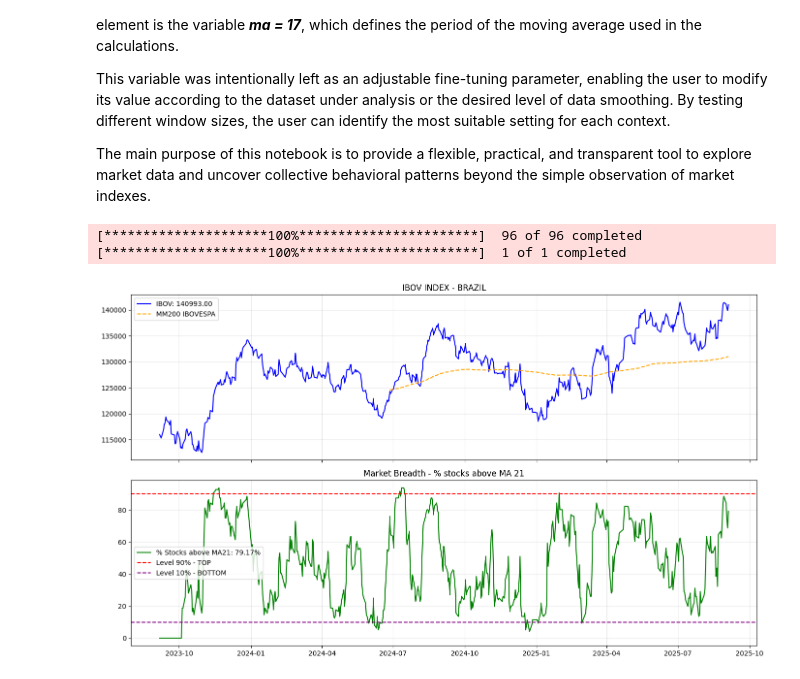
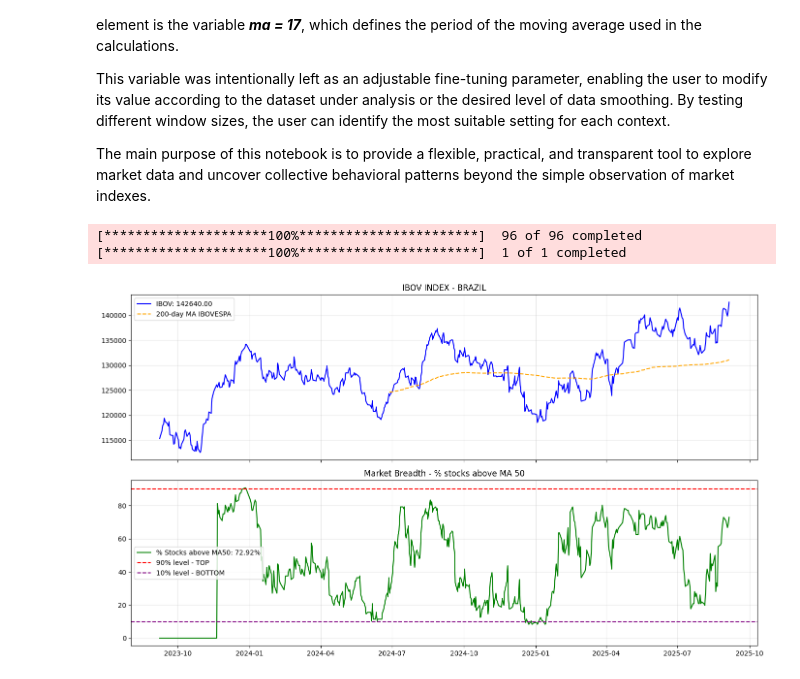
Before and after one commit to flaviorosso/market-breadth-analysis, a Jupyter notebook: Market_Breadth_Sentiment_analysis.ipynb, the cells around one changed output. Drawn from its saved outputs; the diff is of its cells as text; code cells hidden in the pictures.

```diff
--- a/Market_Breadth_Sentiment_analysis.ipynb
+++ b/Market_Breadth_Sentiment_analysis.ipynb
@@ -11,11 +11,11 @@ This variable was intentionally left as an adjustable fine-tuning parameter, ena
 
 The main purpose of this notebook is to provide a flexible, practical, and transparent tool to explore market data and uncover collective behavioral patterns beyond the simple observation of market indexes.
 # %%
-# Market Breadth index to analyse if the market is approaching TOP or BOTTOM
-# First experiment IBOVESPA B3 Brasil market
+# Market Breadth index to analyze if the market is approaching TOP or BOTTOM
+# First experiment IBOVESPA B3 Brazil market
 
 # --- Market Breadth IBOVESPA ---
-# Flavio Rosso | Base para projeto no GitHub
+# Flavio Rosso | Base for GitHub project
 
 !pip install yfinance --quiet
 
@@ -25,14 +25,14 @@ import matplotlib.pyplot as plt
 import datetime as dt
 
 # ------------------------------
-# Parâmetros
+# Parameters
 # ------------------------------
-start = (dt.datetime.today() - dt.timedelta(days=730)).strftime("%Y-%m-%d")  # últimos 2 anos
+start = (dt.datetime.today() - dt.timedelta(days=730)).strftime("%Y-%m-%d")  # last 2 years
 end = dt.datetime.today().strftime("%Y-%m-%d")
 
-moving_avg_days = 21   # média móvel curta (parametrizável)
+moving_avg_days = 50   # short-term moving average (configurable)
 index_symbol = "^BVSP" # IBOVESPA
-# Lista completa de ativos do IBOVESPA (formato yfinance com .SA)
+# Complete list of IBOVESPA stocks (yfinance format with .SA)
 stocks = [
     "ABEV3.SA","ALOS3.SA","ALPA4.SA","AZZA3.SA","ASAI3.SA","AURE3.SA","AZUL4.SA",
     "B3SA3.SA","BBAS3.SA","BBDC3.SA","BBDC4.SA","BBSE3.SA","BEEF3.SA","BHIA3.SA",
@@ -50,61 +50,59 @@ stocks = [
     "VAMO3.SA","VBBR3.SA","VIVA3.SA","VIVT3.SA","WEGE3.SA","YDUQ3.SA"
 ]
 
-# Obs: lista completa de ativos 05/09/2025
+# Note: complete stock list as of 2025-09-05
 
 # ------------------------------
-# Download dos dados
+# Download data
 # ------------------------------
 data = yf.download(stocks, start=start, end=end, auto_adjust=False)["Close"]
 index_data = yf.download(index_symbol, start=start, end=end, auto_adjust=False)["Close"]
 
 # ------------------------------
-# Cálculo das médias móveis e breadth
+# Moving averages and breadth calculation
 # ------------------------------
 mm = data.rolling(window=moving_avg_days).mean()
 
-# Sinal: 1 se preço > média móvel, 0 caso contrário
+# Signal: 1 if price > moving average, 0 otherwise
 signals = (data > mm).astype(int)
 
-# Indicador breadth = % de ações acima da média
+# Breadth indicator = % of stocks above the moving average
 breadth = signals.mean(axis=1) * 100
 
-# IBOVESPA com MM200
+# IBOVESPA with 200-day moving average
 index_ma200 = index_data.rolling(window=200).mean()
 
-import matplotlib.pyplot as plt
-
 # ------------------------------
-# Plotagem
+# Plotting
 # ------------------------------
 fig, (ax1, ax2) = plt.subplots(2, 1, figsize=(14, 8), sharex=True)
 
 # --- IBOVESPA ---
 if isinstance(index_data, pd.DataFrame):
-    col_ibov = index_data.columns[0]  # ajuste se necessário
+    col_ibov = index_data.columns[0]  # adjust if necessary
     ibov_series = index_data[col_ibov]
 else:
     ibov_series = index_data
 
 last_ibov = ibov_series.iloc[-1]
 ax1.plot(ibov_series, label=f"IBOV: {last_ibov:.2f}", color="blue")
-ax1.plot(index_ma200, label="MM200 IBOVESPA", color="orange", linestyle="--")
+ax1.plot(index_ma200, label="200-day MA IBOVESPA", color="orange", linestyle="--")
 ax1.set_title("IBOV INDEX - BRAZIL")
 ax1.legend()
 ax1.grid(True, alpha=0.3)
 
 # --- Market Breadth ---
 last_breadth = breadth.iloc[-1]
 ax2.plot(breadth, label=f"% Stocks above MA{moving_avg_days}: {last_breadth:.2f}%", color="green")
-ax2.axhline(90, color="red", linestyle="--", label="Level 90% - TOP")
-ax2.axhline(10, color="purple", linestyle="--", label="Level 10% - BOTTOM")
+ax2.axhline(90, color="red", linestyle="--", label="90% level - TOP")
+ax2.axhline(10, color="purple", linestyle="--", label="10% level - BOTTOM")
 ax2.set_title(f"Market Breadth - % stocks above MA {moving_avg_days}")
 ax2.legend(loc='center left')
 ax2.grid(True, alpha=0.3)
 
 plt.tight_layout()
 plt.show()
 # %% [output]
 [*********************100%***********************]  96 of 96 completed
 [*********************100%***********************]  1 of 1 completed
-[figure, old version]
+[figure, new version]
```
Also changed, not shown: parts of 2 cells of this notebook.
